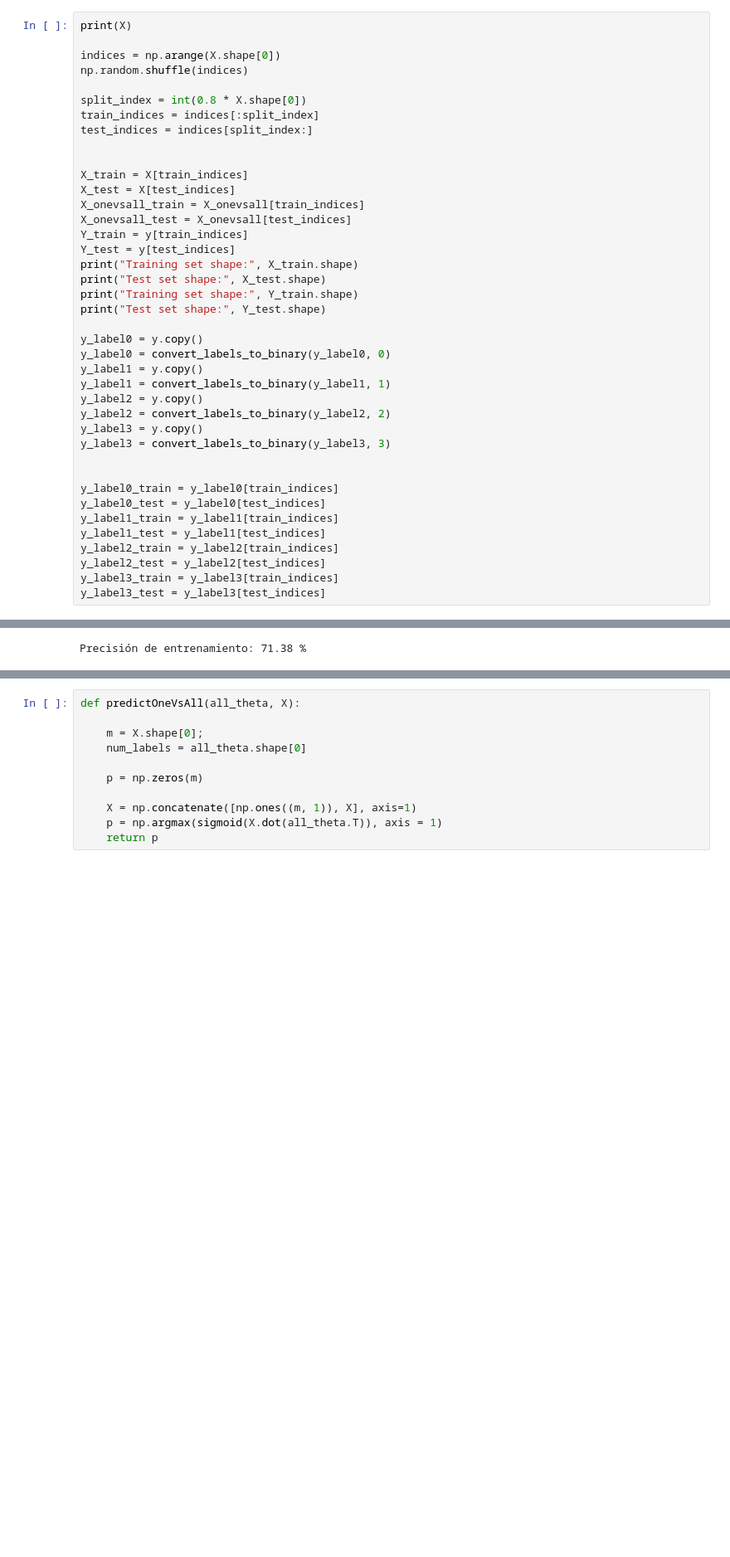
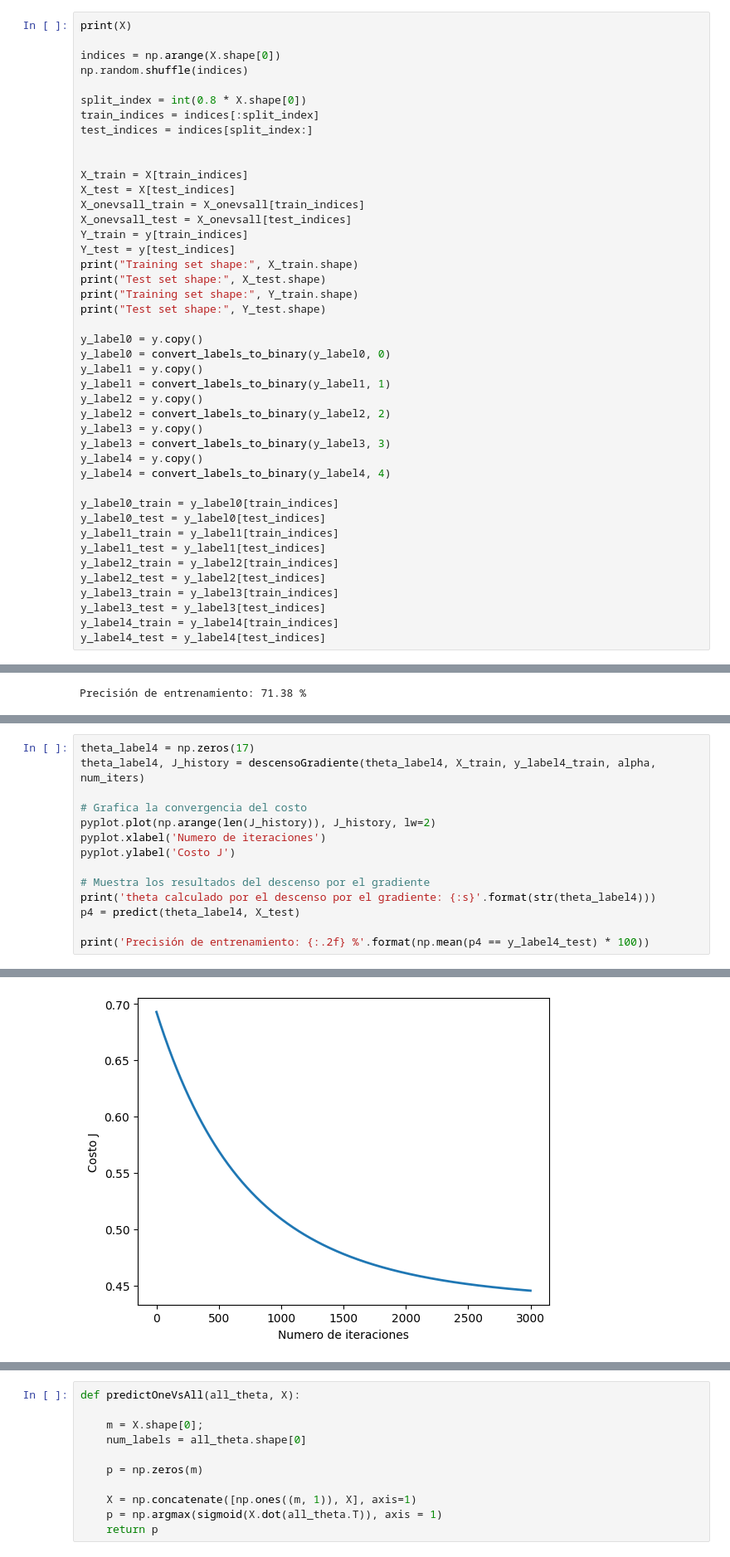
Before and after one commit to diegoOrd123/Examen-Primer-parcial, a Jupyter notebook: Primer_parcial.ipynb, the cells around one changed output, grey strips where cells are left out. Shown: that part at 83% size. Drawn from its saved outputs; the diff is of its cells as text; blank space fills up the shorter version.

```diff
--- a/Primer_parcial.ipynb
+++ b/Primer_parcial.ipynb
@@ -330,7 +327,8 @@ y_label2 = y.copy()
 y_label2 = convert_labels_to_binary(y_label2, 2)
 y_label3 = y.copy()
 y_label3 = convert_labels_to_binary(y_label3, 3)
-
+y_label4 = y.copy()
+y_label4 = convert_labels_to_binary(y_label4, 4)
 
 y_label0_train = y_label0[train_indices]
 y_label0_test = y_label0[test_indices]
@@ -340,6 +338,8 @@ y_label2_train = y_label2[train_indices]
 y_label2_test = y_label2[test_indices]
 y_label3_train = y_label3[train_indices]
 y_label3_test = y_label3[test_indices]
+y_label4_train = y_label4[train_indices]
+y_label4_test = y_label4[test_indices]
 # %% [output]
 [[ 1.         -0.52453033 -1.17873709 ... -0.41188342 -1.17174963
    0.44996782]
@@ -490,0 +515,15 @@ Precisión de entrenamiento: 77.46 %
+# %%
+theta_label4 = np.zeros(17)
+theta_label4, J_history = descensoGradiente(theta_label4, X_train, y_label4_train, alpha, num_iters)
+
+# Grafica la convergencia del costo
+pyplot.plot(np.arange(len(J_history)), J_history, lw=2)
+pyplot.xlabel('Numero de iteraciones')
+pyplot.ylabel('Costo J')
+
+# Muestra los resultados del descenso por el gradiente
+print('theta calculado por el descenso por el gradiente: {:s}'.format(str(theta_label4)))
+p4 = predict(theta_label4, X_test)
+
+print('Precisión de entrenamiento: {:.2f} %'.format(np.mean(p4 == y_label4_test) * 100))
+# %% [output]
@@ -490,0 +536 @@ Precisión de entrenamiento: 77.46 %
+[figure, added]
```
Also changed, not shown: parts of 11 cells of this notebook.
